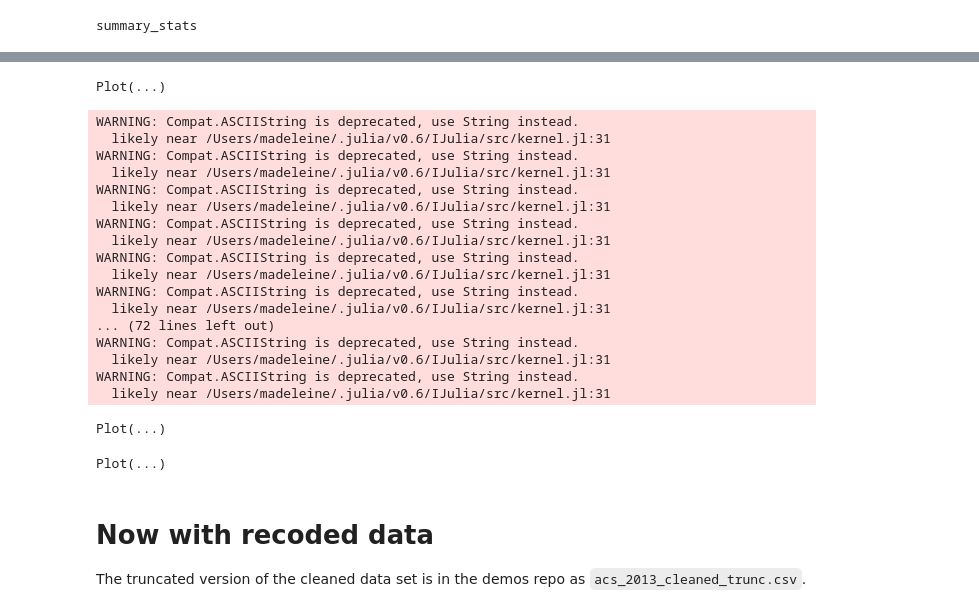
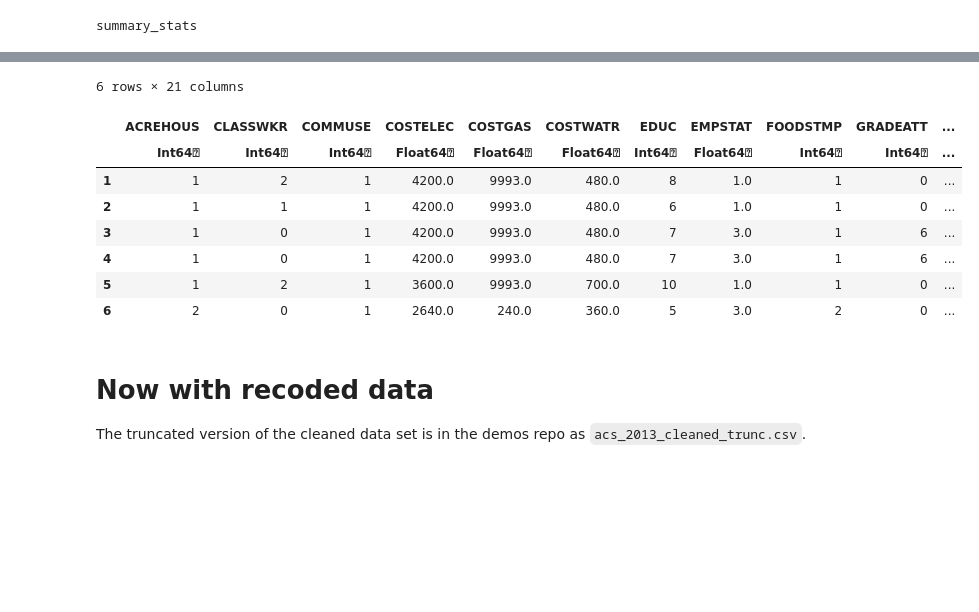
Before and after one commit to ORIE4741/demos, a Jupyter notebook: eda.ipynb, the cells around one changed output, grey strips where cells are left out. Drawn from its saved outputs; the diff is of its cells as text; code cells hidden in the pictures; blank space fills up the shorter version.

```diff
--- a/eda.ipynb
+++ b/eda.ipynb
@@ -110,21 +112,0 @@ std:     2.1760479511254504e6
-# %%
-plot(acs, x=:HHINCOME, Geom.histogram)
-# %% [output]
-Plot(...)
-WARNING: Compat.ASCIIString is deprecated, use String instead.
-  likely near /Users/madeleine/.julia/v0.6/IJulia/src/kernel.jl:31
-WARNING: Compat.ASCIIString is deprecated, use String instead.
-  likely near /Users/madeleine/.julia/v0.6/IJulia/src/kernel.jl:31
-WARNING: Compat.ASCIIString is deprecated, use String instead.
-  likely near /Users/madeleine/.julia/v0.6/IJulia/src/kernel.jl:31
-WARNING: Compat.ASCIIString is deprecated, use String instead.
-  likely near /Users/madeleine/.julia/v0.6/IJulia/src/kernel.jl:31
-WARNING: Compat.ASCIIString is deprecated, use String instead.
-  likely near /Users/madeleine/.julia/v0.6/IJulia/src/kernel.jl:31
-WARNING: Compat.ASCIIString is deprecated, use String instead.
-  likely near /Users/madeleine/.julia/v0.6/IJulia/src/kernel.jl:31
-... (72 lines left out)
-WARNING: Compat.ASCIIString is deprecated, use String instead.
-  likely near /Users/madeleine/.julia/v0.6/IJulia/src/kernel.jl:31
-WARNING: Compat.ASCIIString is deprecated, use String instead.
-  likely near /Users/madeleine/.julia/v0.6/IJulia/src/kernel.jl:31
@@ -131,11 +115,15 @@ WARNING: Compat.ASCIIString is deprecated, use String instead.
 # %%
 rows_with_99percent_income = acs[:HHINCOME].<4e6
 acs99 = acs[rows_with_99percent_income,:];
-# %%
-plot(acs99, x=:HHINCOME, Geom.histogram)
-# %% [output]
-Plot(...)
-# %%
-plot(acs99, x=:HHINCOME, color=:FOODSTMP, Geom.histogram(position=:stack))
-# %% [output]
-Plot(...)
+# %%
+head(acs99)
+# %% [output]
+6 rows × 21 columns
+|  | ACREHOUS | CLASSWKR | COMMUSE | COSTELEC | COSTGAS | COSTWATR | EDUC | EMPSTAT | FOODSTMP | GRADEATT | ... |
+|  | Int64⍰ | Int64⍰ | Int64⍰ | Float64⍰ | Float64⍰ | Float64⍰ | Int64⍰ | Float64⍰ | Int64⍰ | Int64⍰ | ... |
+| 1 | 1 | 2 | 1 | 4200.0 | 9993.0 | 480.0 | 8 | 1.0 | 1 | 0 | ... |
+| 2 | 1 | 1 | 1 | 4200.0 | 9993.0 | 480.0 | 6 | 1.0 | 1 | 0 | ... |
+| 3 | 1 | 0 | 1 | 4200.0 | 9993.0 | 480.0 | 7 | 3.0 | 1 | 6 | ... |
+| 4 | 1 | 0 | 1 | 4200.0 | 9993.0 | 480.0 | 7 | 3.0 | 1 | 6 | ... |
+| 5 | 1 | 2 | 1 | 3600.0 | 9993.0 | 700.0 | 10 | 1.0 | 1 | 0 | ... |
+| 6 | 2 | 0 | 1 | 2640.0 | 240.0 | 360.0 | 5 | 3.0 | 2 | 0 | ... |
```
Also changed, not shown: parts of 23 cells of this notebook.
